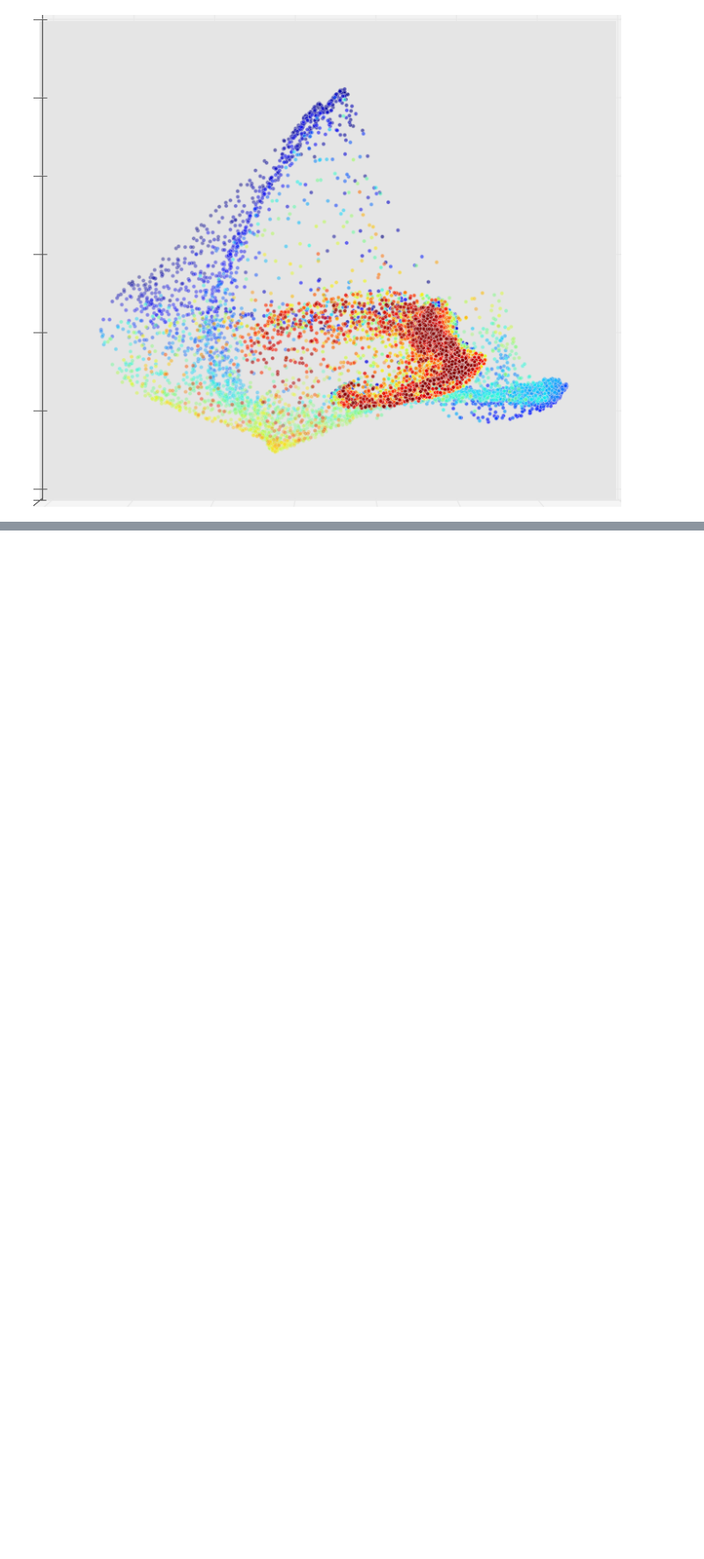
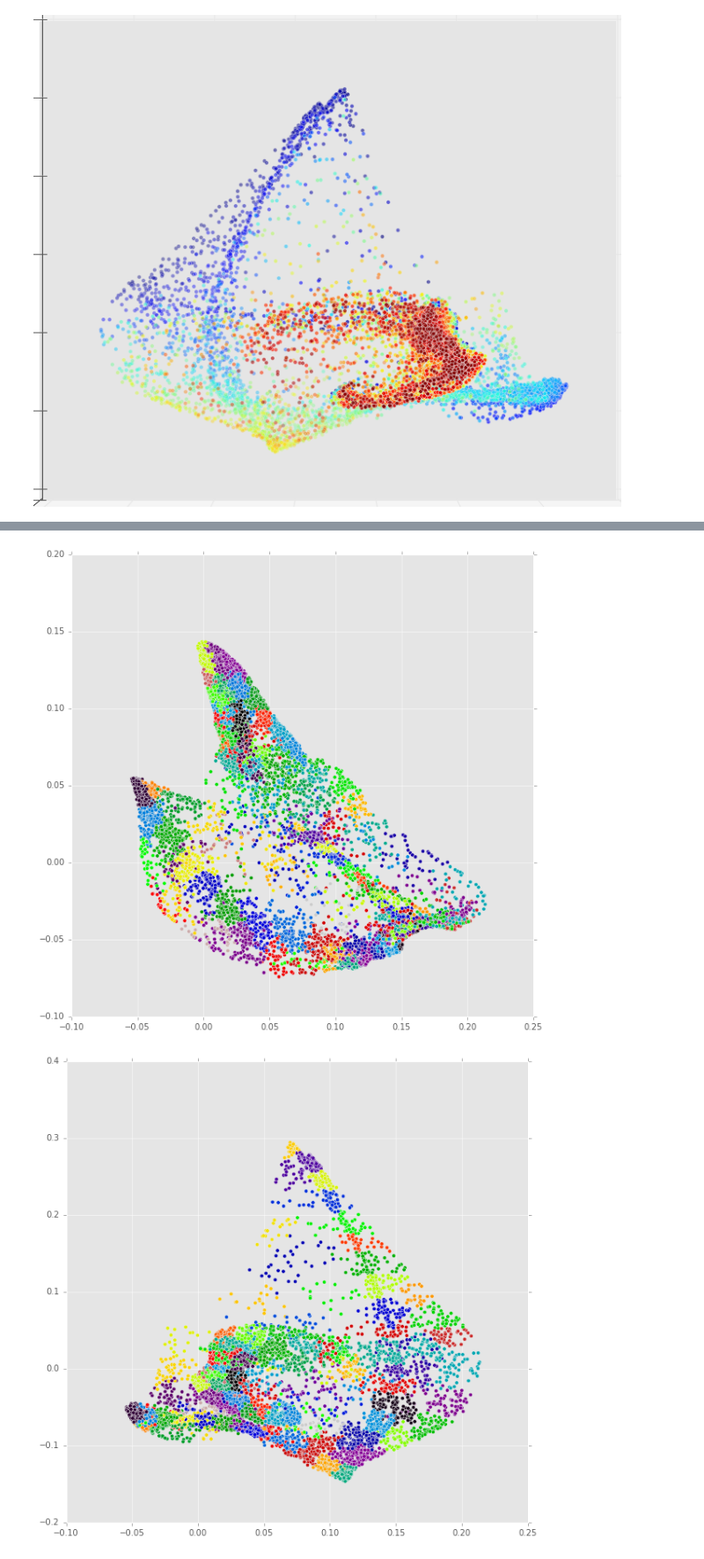
Before and after one commit to tabakg/diffusion_maps, a Jupyter notebook: Diffusion_maps_absorptive_bistability.ipynb, the cells around one changed output, grey strips where cells are left out. Shown at 88% size. Saved outputs shown, nothing was run; the diff lists cells and outputs as text; code cells hidden in the pictures; blank space fills up the shorter version.

Commit message:
added a notebook that shows a few ways to make markov models

```diff
--- a/Diffusion_maps_absorptive_bistability.ipynb
+++ b/Diffusion_maps_absorptive_bistability.ipynb
@@ -381,0 +414,19 @@ for obs in range(3):
+# %%
+X = data_dict[1.]
+
+
+knn_graph = kneighbors_graph(X, 100, include_self=False)
+n_clusters = 100
+
+model = AgglomerativeClustering(linkage='ward',
+                                            connectivity=knn_graph,
+                                            n_clusters=n_clusters)
+
+model.fit(X)
+
+for i in range(1,3):
+    fig = plt.figure(figsize= (10,10) )
+    plt.scatter(X[:, 0], X[:, i], c=model.labels_, cmap=plt.cm.spectral)
+# %% [output]
+[figure, added]
+[figure, added]
```
Also changed, not shown: parts of 8 cells of this notebook, 8 other files.
